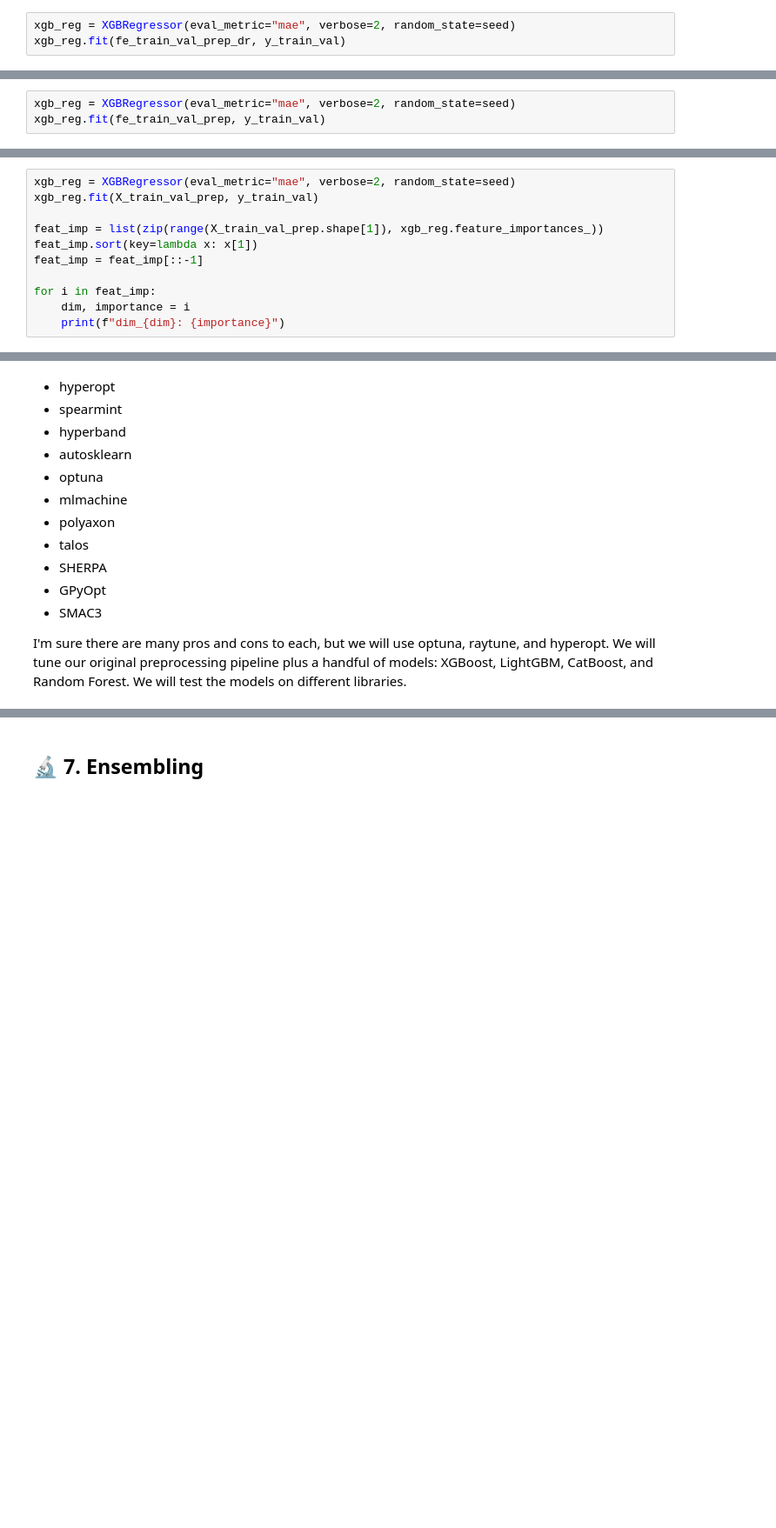
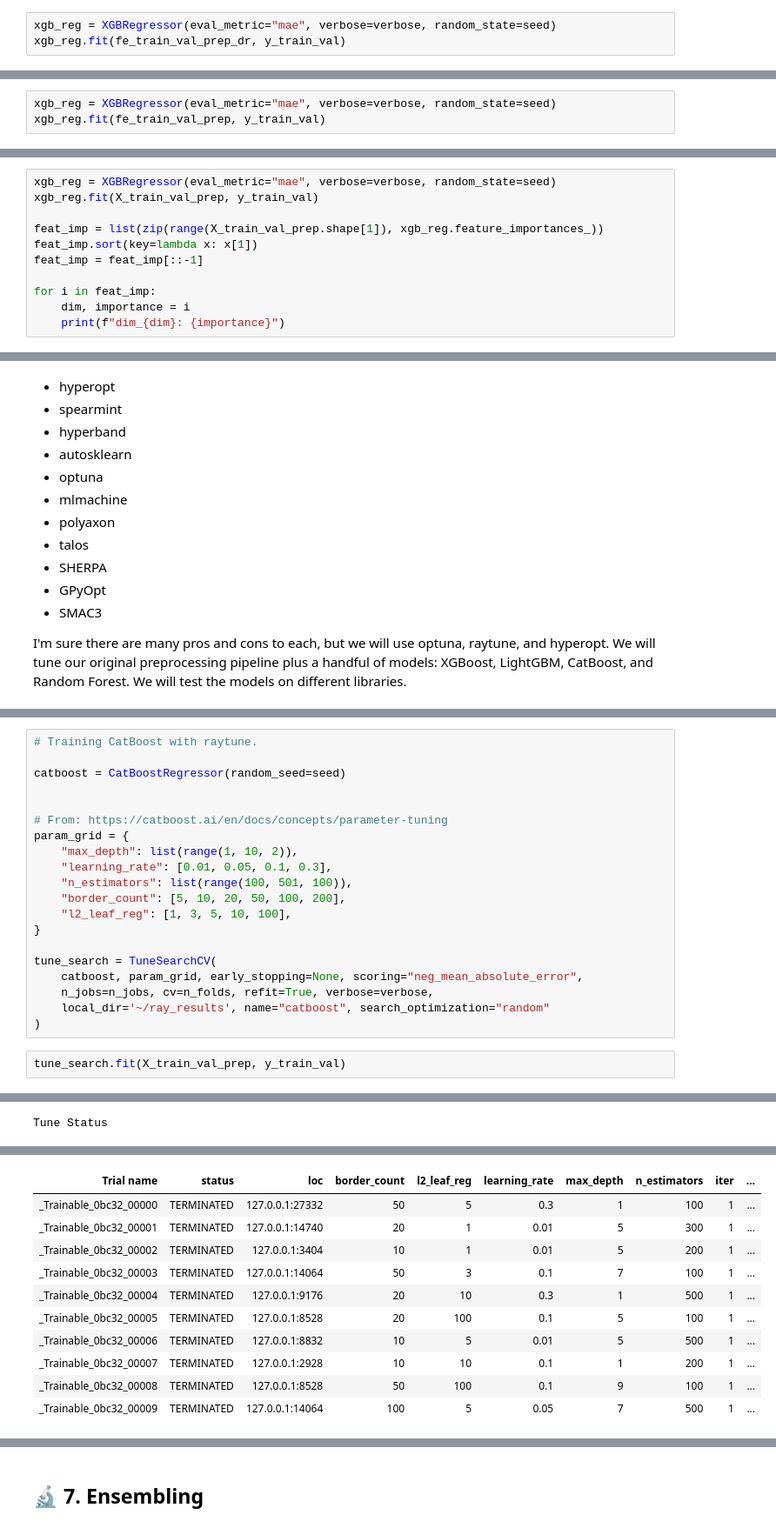
Before and after one commit to alckasoc/Joblisting-Modeling, a Jupyter notebook: modeling.ipynb, the cells around one changed output, grey strips where cells are left out. Shown at 87% size. Saved outputs shown, nothing was run; the diff lists cells and outputs as text; blank space fills up the shorter version.

Commit message:
finished hyperparameter tuning for xgboost, lightgbm, catboost, rf

```diff
--- a/modeling.ipynb
+++ b/modeling.ipynb
@@ -1460,7 +1467,7 @@ XGBRegressor(base_score=0.5, booster='gbtree', callbacks=None,
              monotone_constraints='()', n_estimators=100, n_jobs=0,
              num_parallel_tree=1, predictor='auto', random_state=42, ...)
 # %%
-xgb_reg = XGBRegressor(eval_metric="mae", verbose=2, random_state=seed)
+xgb_reg = XGBRegressor(eval_metric="mae", verbose=verbose, random_state=seed)
 xgb_reg.fit(fe_train_val_prep_dr, y_train_val)
 # %% [output]
 [15:24:37] WARNING: C:/buildkite-agent/builds/buildkite-windows-cpu-autoscaling-group-i-030221e36e1a46bfb-1/xgboost/xgboost-ci-windows/src/learner.cc:767:
@@ -1495,7 +1502,7 @@ dim_4: 0.09821122884750366
 dim_1: 0.07815632969141006
 dim_0: 0.048901669681072235
 # %%
-xgb_reg = XGBRegressor(eval_metric="mae", verbose=2, random_state=seed)
+xgb_reg = XGBRegressor(eval_metric="mae", verbose=verbose, random_state=seed)
 xgb_reg.fit(fe_train_val_prep, y_train_val)
 # %% [output]
 [15:24:38] WARNING: C:/buildkite-agent/builds/buildkite-windows-cpu-autoscaling-group-i-030221e36e1a46bfb-1/xgboost/xgboost-ci-windows/src/learner.cc:767:
@@ -1539,7 +1546,7 @@ dim_4: 0.0
 # %% [markdown]
 Yikes! Our engineered features don't help at all! We've checked the DR and non-DR one. Let's also find the importance of the raw features.
 # %%
-xgb_reg = XGBRegressor(eval_metric="mae", verbose=2, random_state=seed)
+xgb_reg = XGBRegressor(eval_metric="mae", verbose=verbose, random_state=seed)
 xgb_reg.fit(X_train_val_prep, y_train_val)
 
 feat_imp = list(zip(range(X_train_val_prep.shape[1]), xgb_reg.feature_importances_))
@@ -1754,0 +2013,23 @@ def objective(space):
+# %%
+# Training CatBoost with raytune.
+
+catboost = CatBoostRegressor(random_seed=seed)
+
+
+# From: https://catboost.ai/en/docs/concepts/parameter-tuning
+param_grid = {
+    "max_depth": list(range(1, 10, 2)),
+    "learning_rate": [0.01, 0.05, 0.1, 0.3],
+    "n_estimators": list(range(100, 501, 100)),
+    "border_count": [5, 10, 20, 50, 100, 200],
+    "l2_leaf_reg": [1, 3, 5, 10, 100],
+}
+
+tune_search = TuneSearchCV(
+    catboost, param_grid, early_stopping=None, scoring="neg_mean_absolute_error",
+    n_jobs=n_jobs, cv=n_folds, refit=True, verbose=verbose,
+    local_dir='~/ray_results', name="catboost", search_optimization="random"
+)
+# %%
+tune_search.fit(X_train_val_prep, y_train_val)
+# %% [output]
@@ -1754,0 +2037 @@ def objective(space):
+Tune Status
@@ -1754,0 +2045,11 @@ def objective(space):
+| Trial name | status | loc | border_count | l2_leaf_reg | learning_rate | max_depth | n_estimators | iter | ... |
+| _Trainable_0bc32_00000 | TERMINATED | 127.0.0.1:27332 | 50 | 5 | 0.3 | 1 | 100 | 1 | ... |
+| _Trainable_0bc32_00001 | TERMINATED | 127.0.0.1:14740 | 20 | 1 | 0.01 | 5 | 300 | 1 | ... |
+| _Trainable_0bc32_00002 | TERMINATED | 127.0.0.1:3404 | 10 | 1 | 0.01 | 5 | 200 | 1 | ... |
+| _Trainable_0bc32_00003 | TERMINATED | 127.0.0.1:14064 | 50 | 3 | 0.1 | 7 | 100 | 1 | ... |
+| _Trainable_0bc32_00004 | TERMINATED | 127.0.0.1:9176 | 20 | 10 | 0.3 | 1 | 500 | 1 | ... |
+| _Trainable_0bc32_00005 | TERMINATED | 127.0.0.1:8528 | 20 | 100 | 0.1 | 5 | 100 | 1 | ... |
+| _Trainable_0bc32_00006 | TERMINATED | 127.0.0.1:8832 | 10 | 5 | 0.01 | 5 | 500 | 1 | ... |
+| _Trainable_0bc32_00007 | TERMINATED | 127.0.0.1:2928 | 10 | 10 | 0.1 | 1 | 200 | 1 | ... |
+| _Trainable_0bc32_00008 | TERMINATED | 127.0.0.1:8528 | 50 | 100 | 0.1 | 9 | 100 | 1 | ... |
+| _Trainable_0bc32_00009 | TERMINATED | 127.0.0.1:14064 | 100 | 5 | 0.05 | 7 | 500 | 1 | ... |
```
Also changed, not shown: parts of 38 cells of this notebook, 1 other file.
